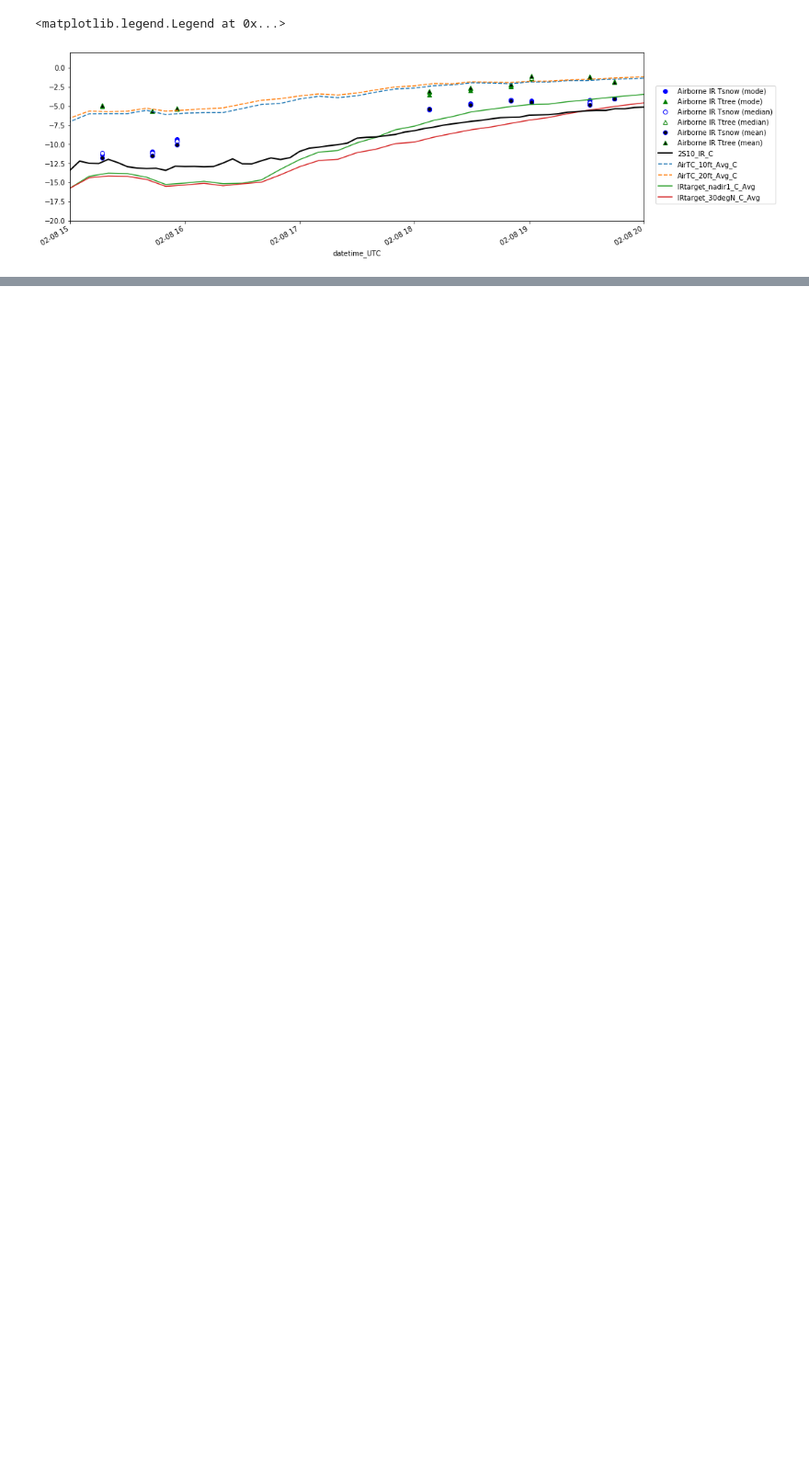
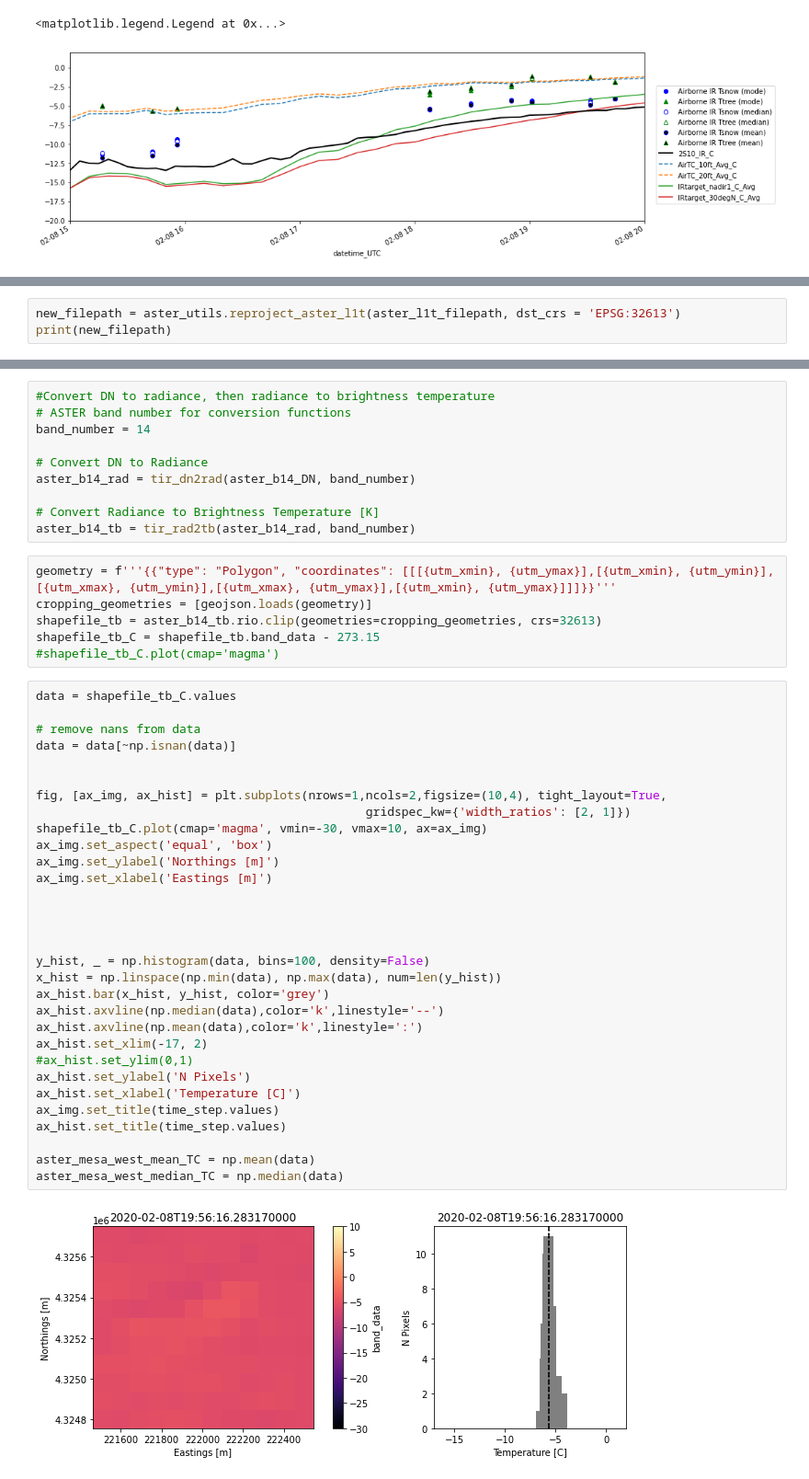
Before and after one commit to spestana/snowex2020, a Jupyter notebook: airborne_ir_feb8.ipynb, the cells around one changed output, grey strips where cells are left out. Shown at 92% size. Drawn from its saved outputs; the diff is of its cells as text; blank space fills up the shorter version.

```diff
--- a/airborne_ir_feb8.ipynb
+++ b/airborne_ir_feb8.ipynb
@@ -345,0 +380,3 @@ plt.legend(loc=(1.02,0.1))
+# %%
+new_filepath = aster_utils.reproject_aster_l1t(aster_l1t_filepath, dst_crs = 'EPSG:32613')
+print(new_filepath)
@@ -345,0 +390,49 @@ plt.legend(loc=(1.02,0.1))
+# %%
+#Convert DN to radiance, then radiance to brightness temperature
+# ASTER band number for conversion functions
+band_number = 14
+
+# Convert DN to Radiance
+aster_b14_rad = tir_dn2rad(aster_b14_DN, band_number)
+
+# Convert Radiance to Brightness Temperature [K]
+aster_b14_tb = tir_rad2tb(aster_b14_rad, band_number)
+# %%
+geometry = f'''{{"type": "Polygon", "coordinates": [[[{utm_xmin}, {utm_ymax}],[{utm_xmin}, {utm_ymin}],[{utm_xmax}, {utm_ymin}],[{utm_xmax}, {utm_ymax}],[{utm_xmin}, {utm_ymax}]]]}}'''
+cropping_geometries = [geojson.loads(geometry)]
+shapefile_tb = aster_b14_tb.rio.clip(geometries=cropping_geometries, crs=32613)
+shapefile_tb_C = shapefile_tb.band_data - 273.15
+#shapefile_tb_C.plot(cmap='magma')
+# %%
+data = shapefile_tb_C.values
+
+# remove nans from data
+data = data[~np.isnan(data)]
+
+
+fig, [ax_img, ax_hist] = plt.subplots(nrows=1,ncols=2,figsize=(10,4), tight_layout=True,
+                                              gridspec_kw={'width_ratios': [2, 1]})
+shapefile_tb_C.plot(cmap='magma', vmin=-30, vmax=10, ax=ax_img)
+ax_img.set_aspect('equal', 'box')
+ax_img.set_ylabel('Northings [m]')
+ax_img.set_xlabel('Eastings [m]')
+
+
+
+
+y_hist, _ = np.histogram(data, bins=100, density=False)
+x_hist = np.linspace(np.min(data), np.max(data), num=len(y_hist))
+ax_hist.bar(x_hist, y_hist, color='grey')
+ax_hist.axvline(np.median(data),color='k',linestyle='--')
+ax_hist.axvline(np.mean(data),color='k',linestyle=':')
+ax_hist.set_xlim(-17, 2)
+#ax_hist.set_ylim(0,1)
+ax_hist.set_ylabel('N Pixels')
+ax_hist.set_xlabel('Temperature [C]')
+ax_img.set_title(time_step.values)
+ax_hist.set_title(time_step.values)
+
+aster_mesa_west_mean_TC = np.mean(data)
+aster_mesa_west_median_TC = np.median(data)
+# %% [output]
+[figure, added]
```
Also changed, not shown: parts of 16 cells of this notebook.
